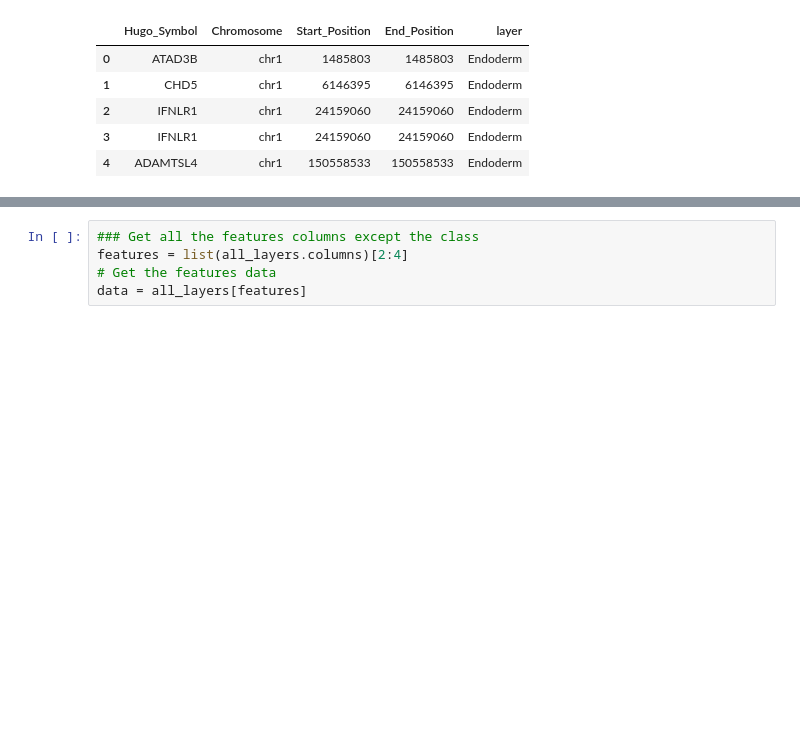
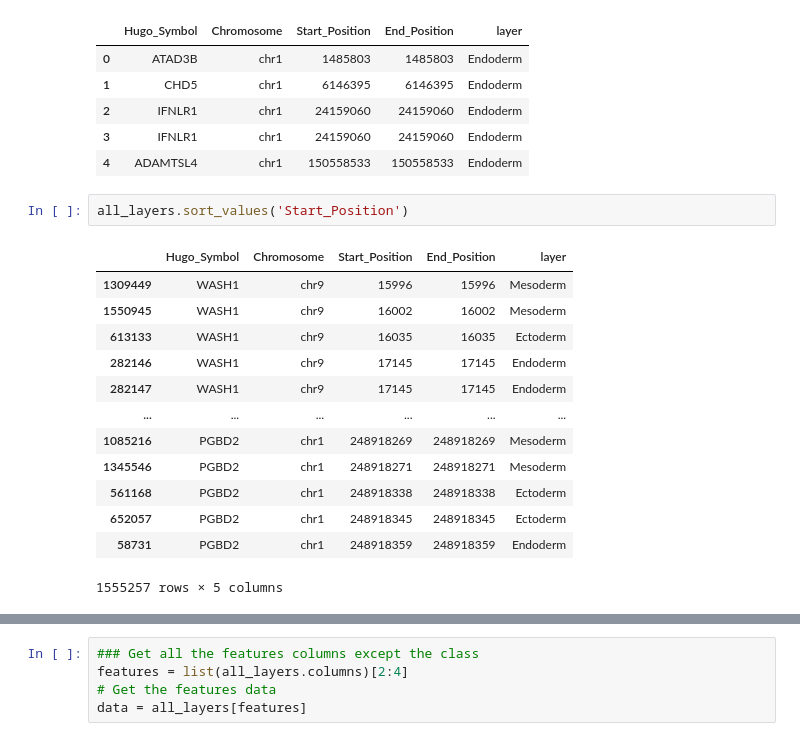
Before and after one commit to ajkeamy/Clustering-Germ-Layers, a Jupyter notebook: notebooks/Kmeans_analysis.ipynb, the cells around one changed output, grey strips where cells are left out. Cells and saved outputs as stored; diff of their text form; blank space fills up the shorter version.

```diff
--- a/notebooks/Kmeans_analysis.ipynb
+++ b/notebooks/Kmeans_analysis.ipynb
@@ -31,3 +67,19 @@ all_layers.head()
 | 2 | IFNLR1 | chr1 | 24159060 | 24159060 | Endoderm |
 | 3 | IFNLR1 | chr1 | 24159060 | 24159060 | Endoderm |
 | 4 | ADAMTSL4 | chr1 | 150558533 | 150558533 | Endoderm |
+# %%
+all_layers.sort_values('Start_Position')
+# %% [output]
+|  | Hugo_Symbol | Chromosome | Start_Position | End_Position | layer |
+| 1309449 | WASH1 | chr9 | 15996 | 15996 | Mesoderm |
+| 1550945 | WASH1 | chr9 | 16002 | 16002 | Mesoderm |
+| 613133 | WASH1 | chr9 | 16035 | 16035 | Ectoderm |
+| 282146 | WASH1 | chr9 | 17145 | 17145 | Endoderm |
+| 282147 | WASH1 | chr9 | 17145 | 17145 | Endoderm |
+| ... | ... | ... | ... | ... | ... |
+| 1085216 | PGBD2 | chr1 | 248918269 | 248918269 | Mesoderm |
+| 1345546 | PGBD2 | chr1 | 248918271 | 248918271 | Mesoderm |
+| 561168 | PGBD2 | chr1 | 248918338 | 248918338 | Ectoderm |
+| 652057 | PGBD2 | chr1 | 248918345 | 248918345 | Ectoderm |
+| 58731 | PGBD2 | chr1 | 248918359 | 248918359 | Endoderm |
+1555257 rows × 5 columns
```
Also changed, not shown: parts of 25 cells of this notebook.
